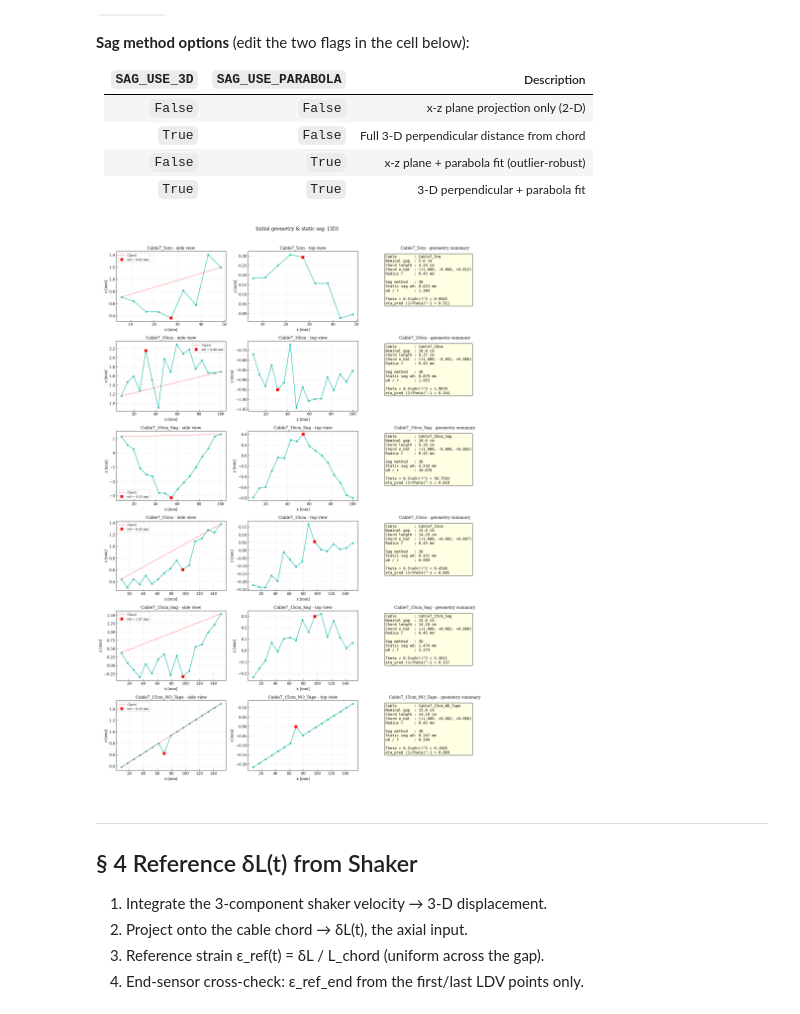
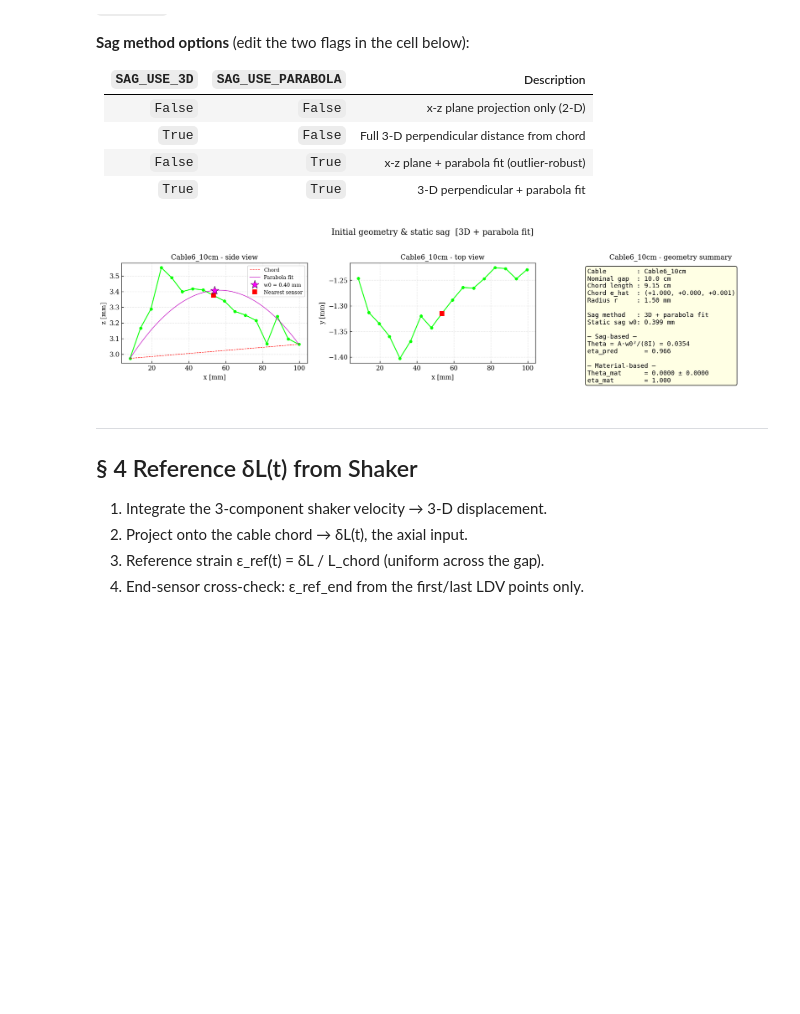
Before and after one commit to olav-cor/ldv-cable-coupling, a Jupyter notebook: LDV_Cable_Coupling_v2.ipynb, the cells around one changed output. Cells and saved outputs as stored; diff of their text form; code cells hidden in the pictures; blank space fills up the shorter version.

```diff
--- a/LDV_Cable_Coupling_v2.ipynb
+++ b/LDV_Cable_Coupling_v2.ipynb
@@ -61,6 +61,8 @@ across 7 cables × 3 gap sizes × Sag/IS/TAPE variants + linearity tests.
 
 ## 10 cm
 #ACTIVE_LABELS = [f"Cable{i}_10cm" for i in range(1, 8)]
+ACTIVE_LABELS = [f"Cable{i}_10cm" for i in range(6, 7)]
+
 # ACTIVE_LABELS = [f"Cable{i}_10cm_Sag" for i in range(1, 8)]
 
 ## 15 cm
@@ -74,17 +76,26 @@ across 7 cables × 3 gap sizes × Sag/IS/TAPE variants + linearity tests.
 # ACTIVE_LABELS = [f"Cable{i}_15cm" for i in range(1, 8)] + [f"Cable{i}_15cm_Sag" for i in range(1, 8)]
 
 # only cable 4, 6 and 7
-ACTIVE_LABELS = [
-    "Cable7_5cm", #"Cable6_5cm", "Cable7_5cm",
-    "Cable7_5cm_Sag", #"Cable6_5cm_Sag", "Cable7_5cm_Sag",
+# ACTIVE_LABELS = [
+#     "Cable5_5cm", #"Cable6_5cm", "Cable7_5cm",
+#     "Cable5_5cm_Sag", #"Cable6_5cm_Sag", "Cable7_5cm_Sag",
 
-    "Cable7_10cm", #"Cable6_10cm", "Cable7_10cm",
-    "Cable7_10cm_Sag", #"Cable6_10cm_Sag", "Cable7_10cm_Sag",
+#     "Cable6_10cm", #"Cable6_10cm", "Cable7_10cm",
+#     "Cable6_10cm_Sag", #"Cable6_10cm_Sag", "Cable7_10cm_Sag",
 
-    "Cable7_15cm", #"Cable6_15cm", "Cable7_15cm",
-    "Cable7_15cm_Sag", #"Cable6_15cm_Sag", "Cable7_15cm_Sag",
-    "Cable7_15cm_NO_Tape",
-]
+#     "Cable5_15cm", #"Cable6_15cm", "Cable7_15cm",
+#     "Cable5_15cm_Sag", #"Cable6_15cm_Sag", "Cable7_15cm_Sag",
+#     #"Cable7_15cm_NO_Tape",
+# ]
+
+# ACTIVE_LABELS = [
+#     "Cable7_5cm", #"Cable6_5cm", "Cable7_5cm",
+#     "Cable7_10cm", #"Cable6_5cm", "Cable7_5cm",
+#     "Cable7_5cm_Sag", #"Cable6_5cm_Sag", "Cable7_5cm_Sag",
+#     "Cable7_10cm_Sag", #"Cable6_5cm", "Cable7_5cm",
+#     "Cable7_15cm", #"Cable6_5cm", "Cable7_5cm",
+#     "Cable7_15cm_Sag", #"Cable6_5cm_Sag", "Cable7_5cm_Sag",
+# ]
 
 ## Linearity tests (different sweep timing)
 # ACTIVE_LABELS = [
@@ -157,15 +156,15 @@ direction, sag, and quasi-static η_pred = 1/(1+½(w₀/r)²). It also writes
 # %%
 # ─── Sag method ─────────────────────────────────────────────────────────────
 SAG_USE_3D       = True   # Option 1 — True: full 3-D perpendicular from chord
                            #            False: x-z plane projection only
-SAG_USE_PARABOLA = False  # Option 2 — True: fit parabola before measuring sag
+SAG_USE_PARABOLA = True  # Option 2 — True: fit parabola before measuring sag
                            #            False: use raw sensor positions
 
 plotting.plot_initial_geometry(DATASETS,
                                 sag_use_3d=SAG_USE_3D,
                                 sag_use_parabola=SAG_USE_PARABOLA)
 # %% [output]
-[figure, old version]
+[figure, new version]
 # %% [markdown]
 ---
 ## § 4  Reference δL(t) from Shaker
```
Also changed, not shown: parts of 7 cells of this notebook, 14 other files.
